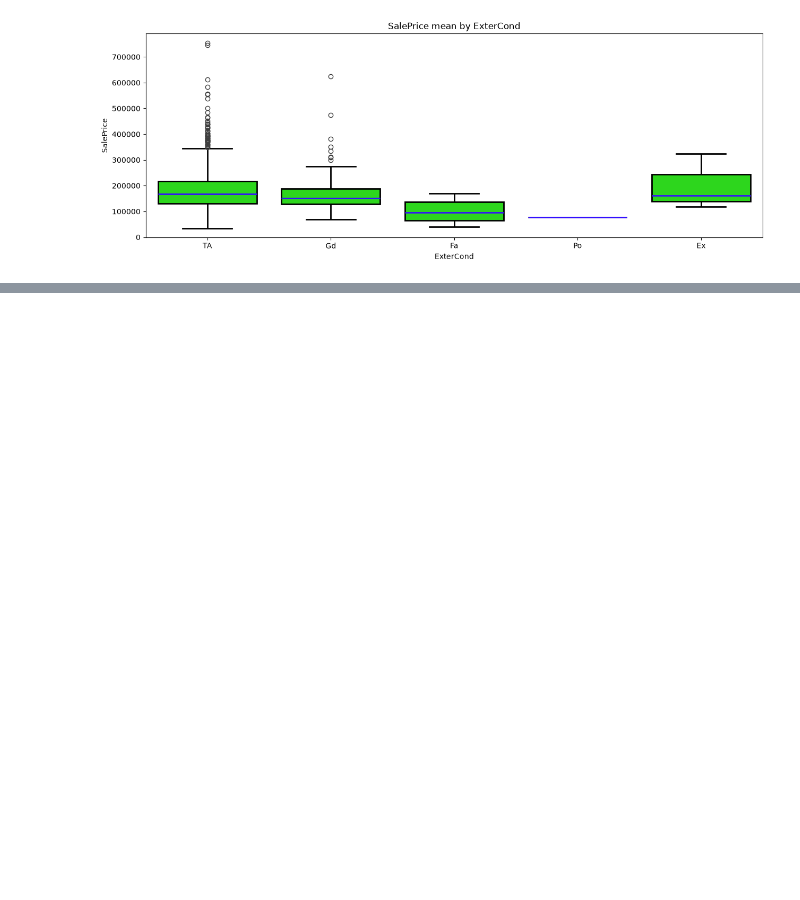
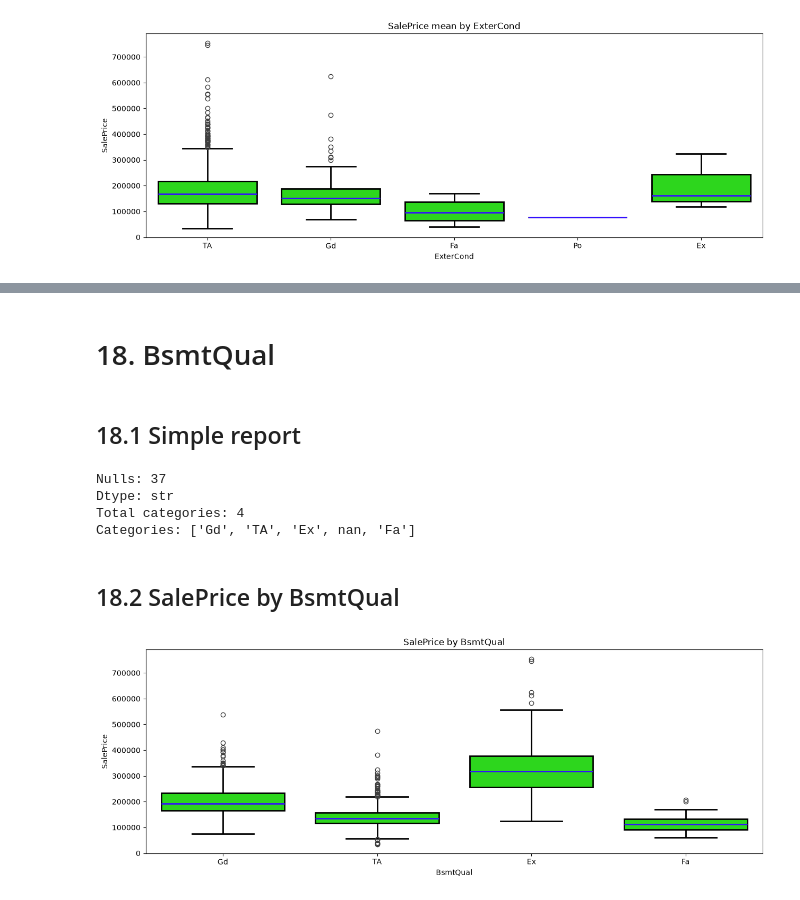
Before and after one commit to charligram/3_prediction_of_house_values, a Jupyter notebook: notebooks/02_EDA.ipynb, the cells around one changed output, grey strips where cells are left out. Drawn from its saved outputs; the diff is of its cells as text; code cells hidden in the pictures; blank space fills up the shorter version.

Commit message:
feat: add simple_report function/document parameters in fucntions/first plot in bsmtqual, beginning of 30 to 44 feature eda

```diff
--- a/notebooks/02_EDA.ipynb
+++ b/notebooks/02_EDA.ipynb
@@ -810,0 +728,25 @@ plt.show()
+# %% [markdown]
+# 18. BsmtQual
+# %% [markdown]
+## 18.1 Simple report
+# %%
+simple_report(df, 'BsmtQual', show_categories=True)
+# %% [output]
+Nulls: 37
+Dtype: str
+Total categories: 4
+Categories: ['Gd', 'TA', 'Ex', nan, 'Fa']
+# %% [markdown]
+## 18.2 SalePrice by BsmtQual
+# %%
+fig, ax = box_plot_project(
+    df=df,
+    x_name='BsmtQual',
+    y_name='SalePrice',
+    title='SalePrice by BsmtQual'
+)
+
+plt.savefig(FIGURES_PATH / '12_saleprice_by_bsmtqual.png', bbox_inches='tight')
+plt.show()
+# %% [output]
+[figure, added]
```
Also changed, not shown: parts of 98 cells of this notebook, 6 other files.
